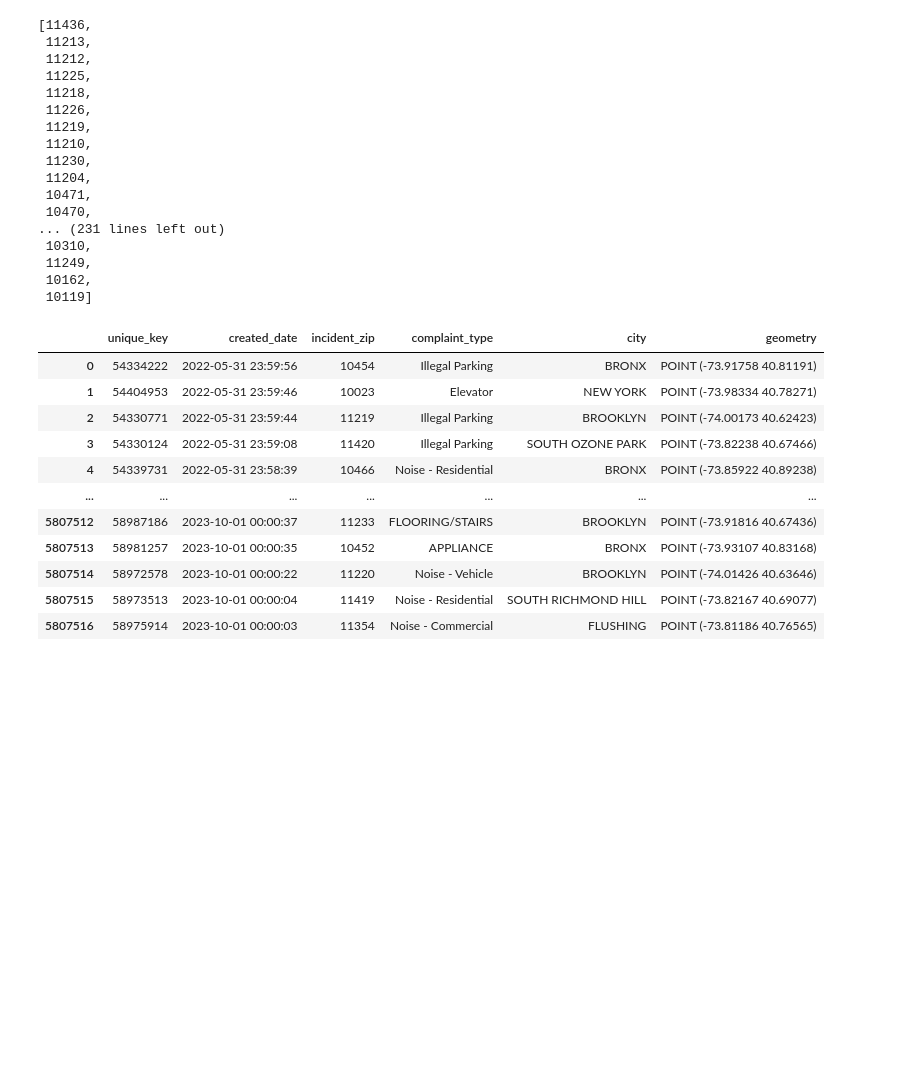
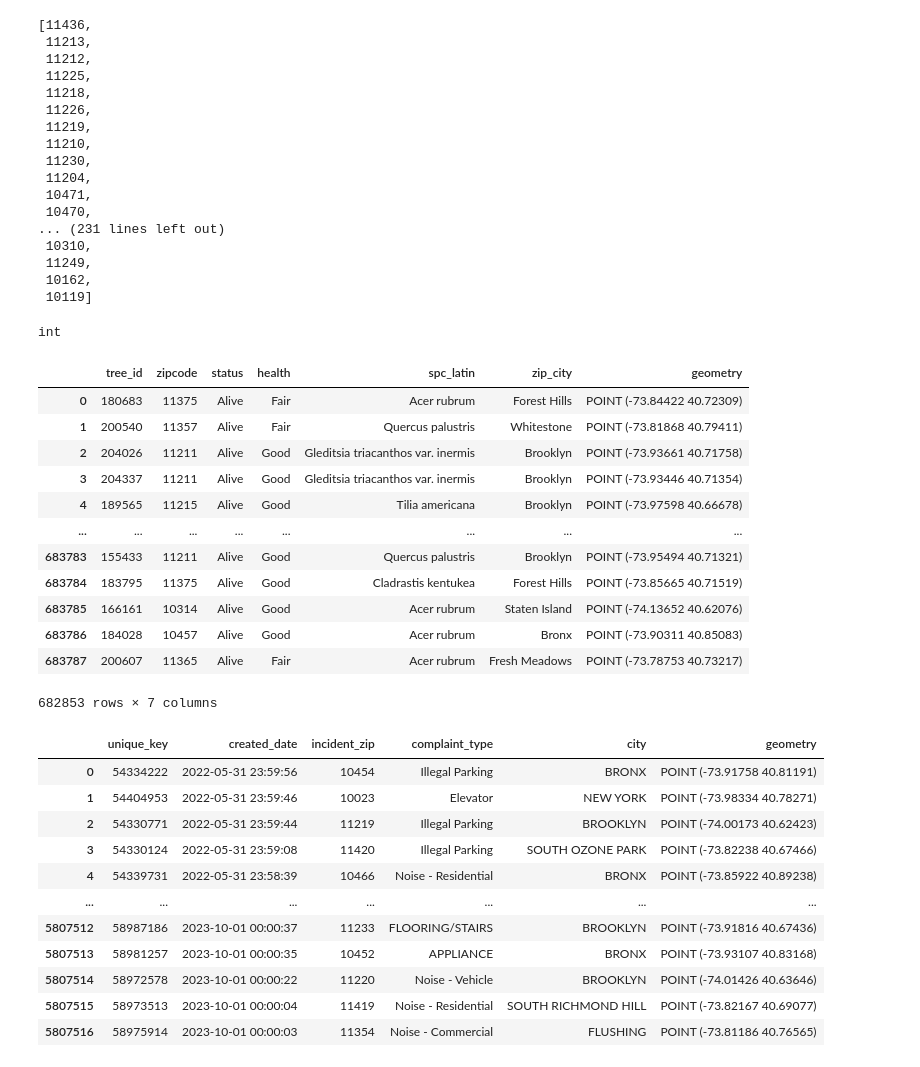
Before and after one commit to XinyueWa/FinalProj, a Jupyter notebook: Project Template.ipynb, the cells around one changed output. Drawn from its saved outputs; the diff is of its cells as text; code cells hidden in the pictures; blank space fills up the shorter version.

```diff
--- a/Project Template.ipynb
+++ b/Project Template.ipynb
@@ -330,6 +331,10 @@ def load_and_filter_311_data(nyc_zips):
     filtered['complaint_type'] = filtered['complaint_type'].astype(str)
     filtered['city'] = filtered['city'].astype(str)
     return filtered
+# %%
+type(nyc_zips[0])
+# %% [output]
+int
 # %%
 def load_tree_data(nyc_zips):
     geo_df_tree = gpd.read_file(DATA_DIR / "nyc_trees_data_cleaned.geojson")
@@ -344,3 +346,19 @@ def load_tree_data(nyc_zips):
+# %%
+geodf_tree_data
+# %% [output]
+|  | tree_id | zipcode | status | health | spc_latin | zip_city | geometry |
+| 0 | 180683 | 11375 | Alive | Fair | Acer rubrum | Forest Hills | POINT (-73.84422 40.72309) |
+| 1 | 200540 | 11357 | Alive | Fair | Quercus palustris | Whitestone | POINT (-73.81868 40.79411) |
+| 2 | 204026 | 11211 | Alive | Good | Gleditsia triacanthos var. inermis | Brooklyn | POINT (-73.93661 40.71758) |
+| 3 | 204337 | 11211 | Alive | Good | Gleditsia triacanthos var. inermis | Brooklyn | POINT (-73.93446 40.71354) |
+| 4 | 189565 | 11215 | Alive | Good | Tilia americana | Brooklyn | POINT (-73.97598 40.66678) |
+| ... | ... | ... | ... | ... | ... | ... | ... |
+| 683783 | 155433 | 11211 | Alive | Good | Quercus palustris | Brooklyn | POINT (-73.95494 40.71321) |
+| 683784 | 183795 | 11375 | Alive | Good | Cladrastis kentukea | Forest Hills | POINT (-73.85665 40.71519) |
+| 683785 | 166161 | 10314 | Alive | Good | Acer rubrum | Staten Island | POINT (-74.13652 40.62076) |
+| 683786 | 184028 | 10457 | Alive | Good | Acer rubrum | Bronx | POINT (-73.90311 40.85083) |
+| 683787 | 200607 | 11365 | Alive | Fair | Acer rubrum | Fresh Meadows | POINT (-73.78753 40.73217) |
+682853 rows × 7 columns
 # %%
 def load_and_clean_zillow_data(nyc_zips):
     # Load the data into a DataFrame
```
Also changed, not shown: parts of 16 cells of this notebook, 6 other files.
